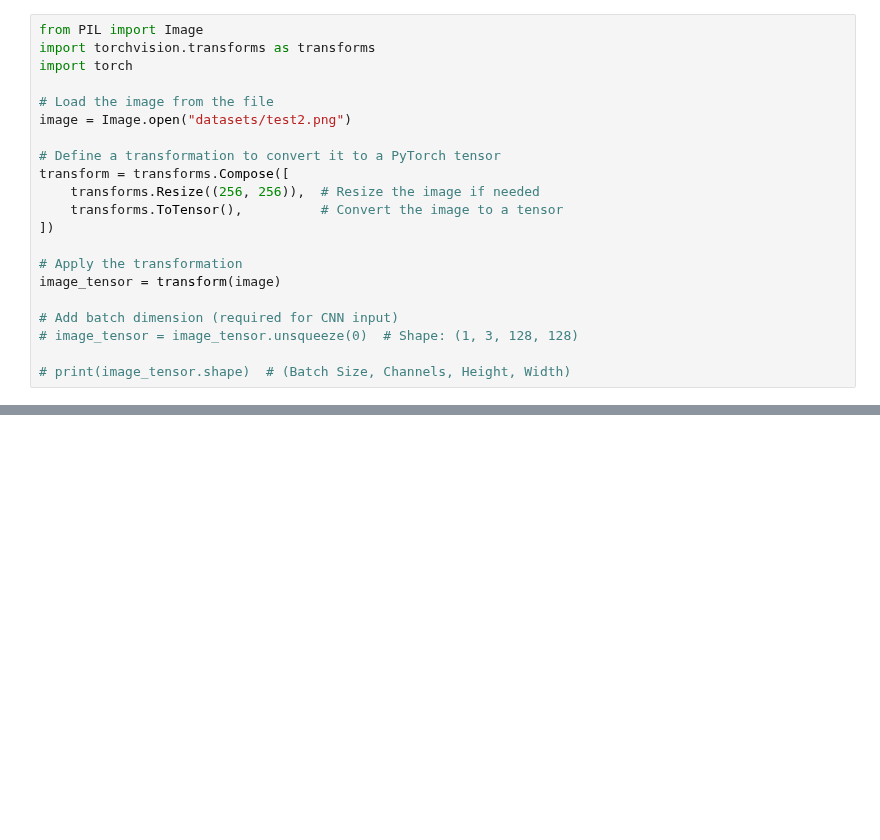
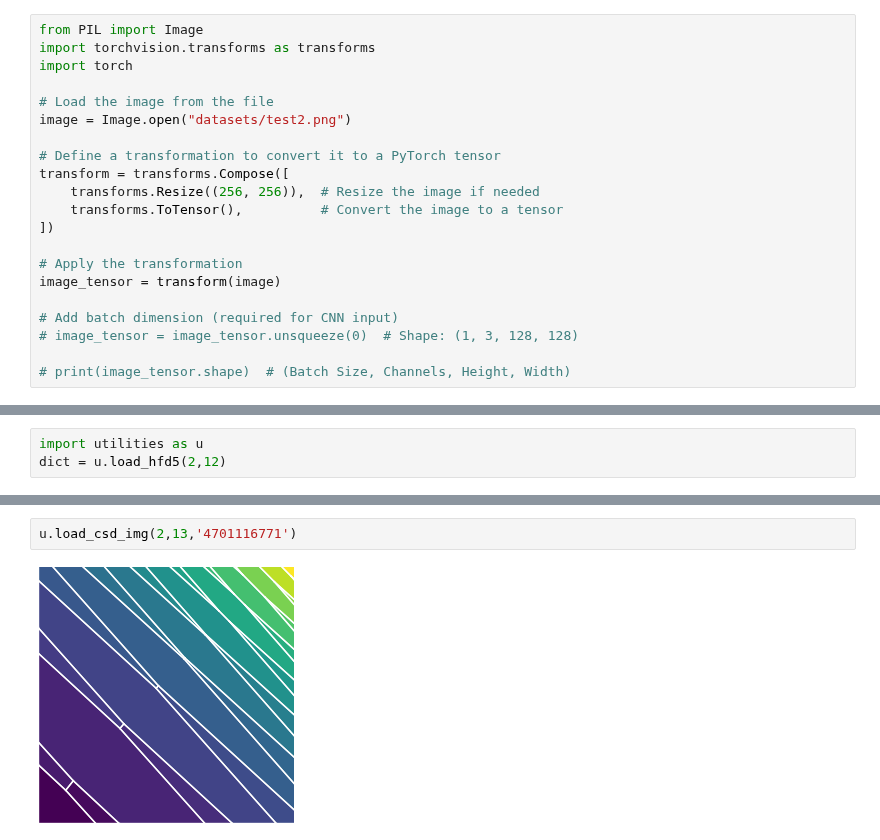
Before and after one commit to KREFT-QS-13/learning-QDs-parameters, a Jupyter notebook: testing_qdarts.ipynb, the cells around one changed output, grey strips where cells are left out. Drawn from its saved outputs; the diff is of its cells as text; blank space fills up the shorter version.

```diff
--- a/testing_qdarts.ipynb
+++ b/testing_qdarts.ipynb
@@ -143,0 +124,3 @@ TypeError: count_directories_in_folder() takes 1 positional argument but 2 were
+# %%
+import utilities as u
+dict = u.load_hfd5(2,12)
@@ -143,0 +139,4 @@ TypeError: count_directories_in_folder() takes 1 positional argument but 2 were
+# %%
+u.load_csd_img(2,13,'4701116771')
+# %% [output]
+[figure, added]
```
Also changed, not shown: parts of 9 cells of this notebook, 2 other files.
